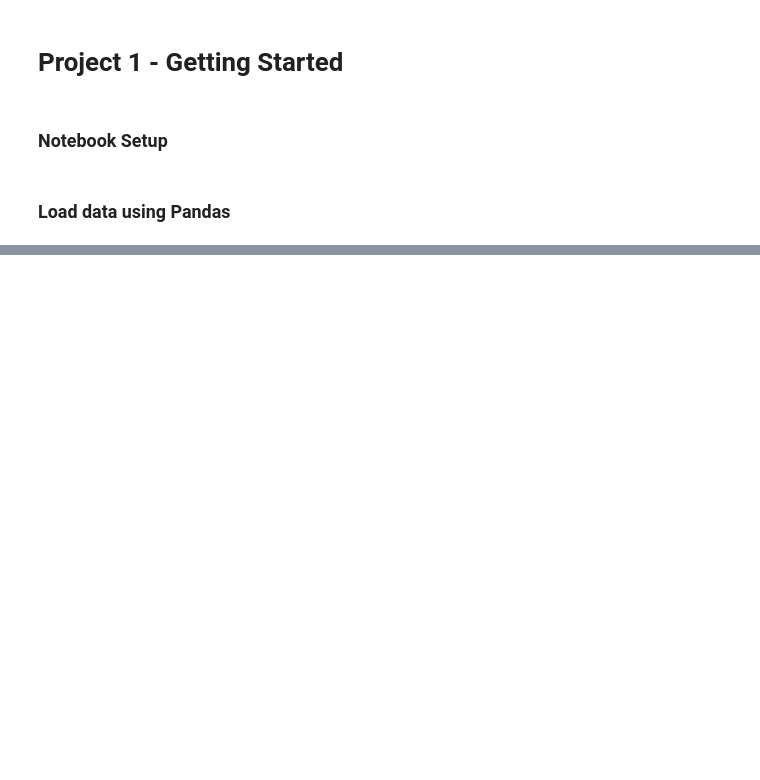
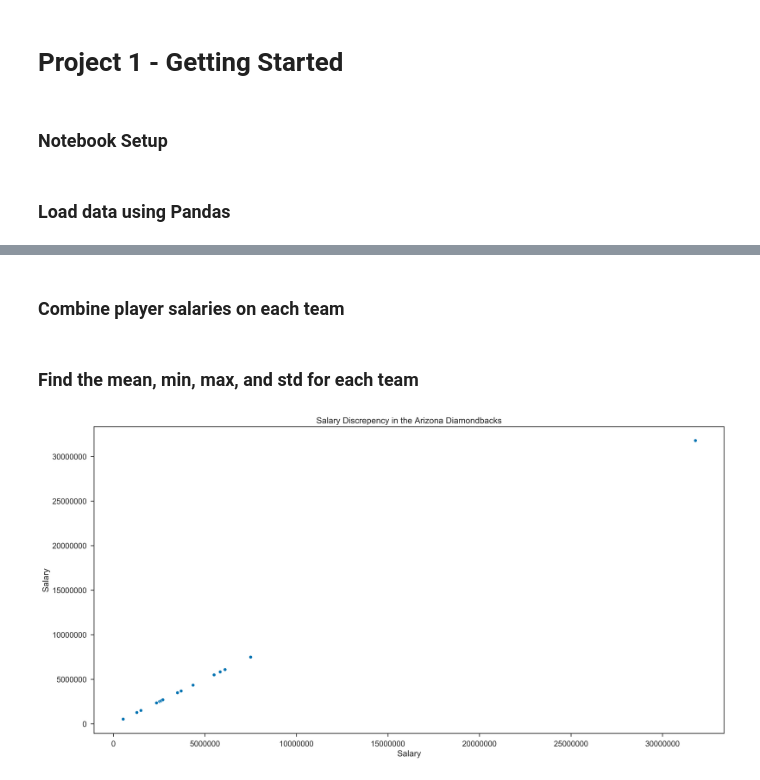
Before and after one commit to ChrisBrown46/project1, a Jupyter notebook: project1.ipynb, the cells around one changed output, grey strips where cells are left out. Cells and saved outputs as stored; diff of their text form; code cells hidden in the pictures; blank space fills up the shorter version.

Commit message:
Found team with largest pay discrepency

```diff
--- a/project1.ipynb
+++ b/project1.ipynb
@@ -29,0 +29,51 @@ Report generated with pandas-profiling.
+# %%
+data = data_salaries.merge(data_teams, left_on=["yearID", "teamID", "lgID"], right_on=["yearID", "teamID", "lgID"])
+data = data.merge(data_people, left_on=["playerID"], right_on=["playerID"])
+data = data[["yearID", "teamID", "lgID", "playerID", "salary", "Rank", "nameFirst", "nameLast", "name", "attendance"]]
+data = data[data["salary"] != 0]
+# %% [markdown]
+### Combine player salaries on each team
+# %%
+team_salaries = {}
+for index, row in data.iterrows():
+    team_salaries[(row["yearID"], row["teamID"], row["lgID"])] = []
+for index, row in data.iterrows():
+    team_salaries[(row["yearID"], row["teamID"], row["lgID"])].append(row["salary"])
+# %% [markdown]
+### Find the mean, min, max, and std for each team
+# %%
+data_analysis = pd.DataFrame(columns=["yearID", "teamID", "lgID", "mean", "min", "max", "std"])
+for key in team_salaries:
+    team_salaries[key] = np.array(sorted(team_salaries[key]))
+    data_analysis = data_analysis.append({
+        "yearID":key[0],
+        "teamID":key[1],
+        "lgID":key[2],
+        "mean":team_salaries[key].mean(),
+        "min":team_salaries[key].min(),
+        "max":team_salaries[key].max(),
+        "std":team_salaries[key].std(),
+        "top_difference":team_salaries[key][-1] - team_salaries[key][-2]
+        }, ignore_index=True)
+# %%
+largest_variance = data_analysis.iloc[data_analysis["top_difference"].idxmax()]
+smallest_variance = data_analysis.iloc[data_analysis["std"].idxmin()]
+# %%
+yearID = largest_variance["yearID"]
+teamID = largest_variance["teamID"]
+lgID = largest_variance["lgID"]
+team_name = data[(data["yearID"] == yearID) & (data["teamID"] == teamID) & (data["lgID"] == lgID)]["name"].iloc[0]
+
+sns.scatterplot(team_salaries[(yearID, teamID, lgID)],team_salaries[(yearID, teamID, lgID)])
+
+ax = plt.gca()
+ax.get_xaxis().get_major_formatter().set_scientific(False)
+ax.get_yaxis().get_major_formatter().set_scientific(False)
+
+plt.ylabel("Salary")
+plt.xlabel("Salary")
+plt.title(f"Salary Discrepency in the {team_name}")
+
+plt.show()
+# %% [output]
+[figure, added]
```
Also changed, not shown: parts of 3 cells of this notebook.
